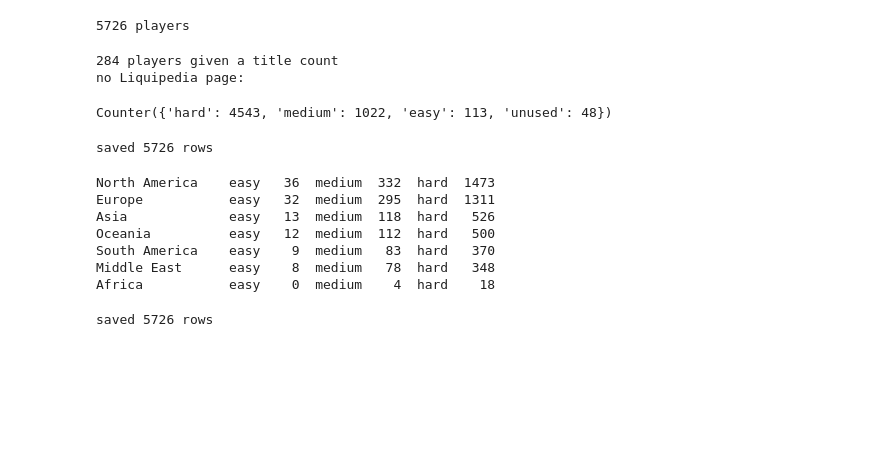
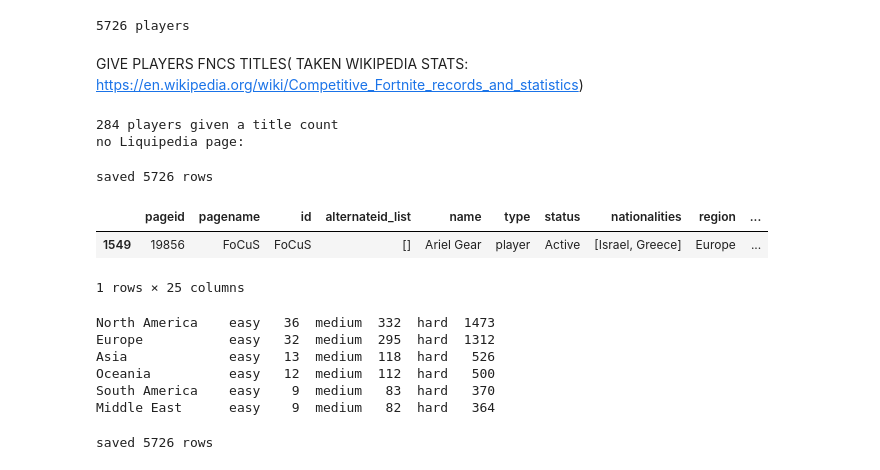
Before and after one commit to KonchakivskyiDanylo/Chill, a Jupyter notebook: players_optimize.ipynb, the cells around one changed output. Saved outputs shown, nothing was run; the diff lists cells and outputs as text; code cells hidden in the pictures; blank space fills up the shorter version.

```diff
--- a/players_optimize.ipynb
+++ b/players_optimize.ipynb
@@ -5 +1,5 @@ df=pd.read_json('liquipedia_data/clean_data/fortnite/players.json')
+# %%
+import pandas as pd
+
+df_players=pd.read_json('liquipedia_data/clean_data/fortnite/players.json')
 # %%
@@ -29,4 +29,6 @@ rows = json.load(open(PLAYERS, encoding='utf-8'))
 print(len(rows), 'players')
 # %% [output]
 5726 players
+# %% [markdown]
+GIVE PLAYERS FNCS TITLES( TAKEN WIKIPEDIA STATS: https://en.wikipedia.org/wiki/Competitive_Fortnite_records_and_statistics)
 # %%
@@ -120,22 +122,20 @@ print('no Liquipedia page:', ', '.join(sorted(unmatched)))
 284 players given a title count
 no Liquipedia page:
 # %%
-EASY_PCT, MEDIUM_PCT = 0.02, 0.20     # top 2% easy, next 18% medium, rest hard
+EASY_PCT, MEDIUM_PCT = 0.02, 0.20    # top 2% easy, next 18% medium, rest hard
 
-def unusable(r):
-    """Rows the games must never touch. This is the bit you'll rewrite."""
-    return (r.get('status') or '').lower() == 'passed away' or (r.get('earnings') or 0) <= 0
-
-usable = [r for r in rows if not unusable(r)]
-usable.sort(key=lambda r: (-(r.get('earnings') or 0), r['id'].lower()))
-
-easy_cut, med_cut = len(usable) * EASY_PCT, len(usable) * MEDIUM_PCT
-for r in rows:
-    r['tier'] = 'unused'
-for i, r in enumerate(usable, start=1):
-    r['tier'] = 'easy' if i <= easy_cut else 'medium' if i <= med_cut else 'hard'
-
-print(Counter(r['tier'] for r in rows))
+# def unusable(r):
+#     """Rows the games must never touch. This is the bit you'll rewrite."""
+#     return (r.get('status') or '').lower() == 'passed away' or (r.get('earnings') or 0) <= 0
+#
+# usable = [r for r in rows if not unusable(r)]
+# usable.sort(key=lambda r: (-(r.get('earnings') or 0), r['id'].lower()))
+#
+# easy_cut, med_cut = len(usable) * EASY_PCT, len(usable) * MEDIUM_PCT
+# for r in rows:
+#     r['tier'] = 'unused'
+# for i, r in enumerate(usable, start=1):
+#     r['tier'] = 'easy' if i <= easy_cut else 'medium' if i <= med_cut else 'hard'
+#
+# print(Counter(r['tier'] for r in rows))
-# %% [output]
-Counter({'hard': 4543, 'medium': 1022, 'easy': 113, 'unused': 48})
 # %%
@@ -150,2 +150,15 @@ print('saved', len(check), 'rows')
 # %% [output]
 saved 5726 rows
+# %%
+# Handles variations like "Africa", "africa", or surrounding whitespace
+df_players["region"] = df_players["region"].astype(str).str.strip()
+
+df_players["region"] = df_players["region"].replace(
+    {"Africa": "Middle East", "africa": "Middle East"}
+)
+# %%
+df_players[df_players["pagename"]=="FoCuS"]
+# %% [output]
+|  | pageid | pagename | id | alternateid_list | name | type | status | nationalities | region | ... |
+| 1549 | 19856 | FoCuS | FoCuS | [] | Ariel Gear | player | Active | [Israel, Greece] | Europe | ... |
+1 rows × 25 columns
@@ -159,6 +185,16 @@ saved 5726 rows
 #
 # `unused` carries over unchanged — one rule for who is playable, not two.
 from collections import Counter, defaultdict
+
+for r in rows:
+    # 1. Override specific player region
+    if r.get('pagename') == 'FoCuS':
+        r['region'] = 'Europe'
+
+    # 2. Normalize Africa -> Middle East
+    region = (r.get('region') or '').strip()
+    if region.lower() == 'africa':
+        r['region'] = 'Middle East'
 
 by_region = defaultdict(list)
 for r in rows:
@@ -179,12 +215,11 @@ for region, members in sorted(by_region.items(), key=lambda kv: -len(kv[1])):
     print(f"{region:<16} easy {c['easy']:>4}  medium {c['medium']:>4}  hard {c['hard']:>5}")
 # %% [output]
 North America    easy   36  medium  332  hard  1473
-Europe           easy   32  medium  295  hard  1311
+Europe           easy   32  medium  295  hard  1312
 Asia             easy   13  medium  118  hard   526
 Oceania          easy   12  medium  112  hard   500
 South America    easy    9  medium   83  hard   370
-Middle East      easy    8  medium   78  hard   348
-Africa           easy    0  medium    4  hard    18
+Middle East      easy    9  medium   82  hard   364
 # %%
 # separators=(',', ':') with indent=2 matches the file's existing style
 with open(PLAYERS, 'w', encoding='utf-8') as f:
```
Also changed, not shown: parts of 19 cells of this notebook.
